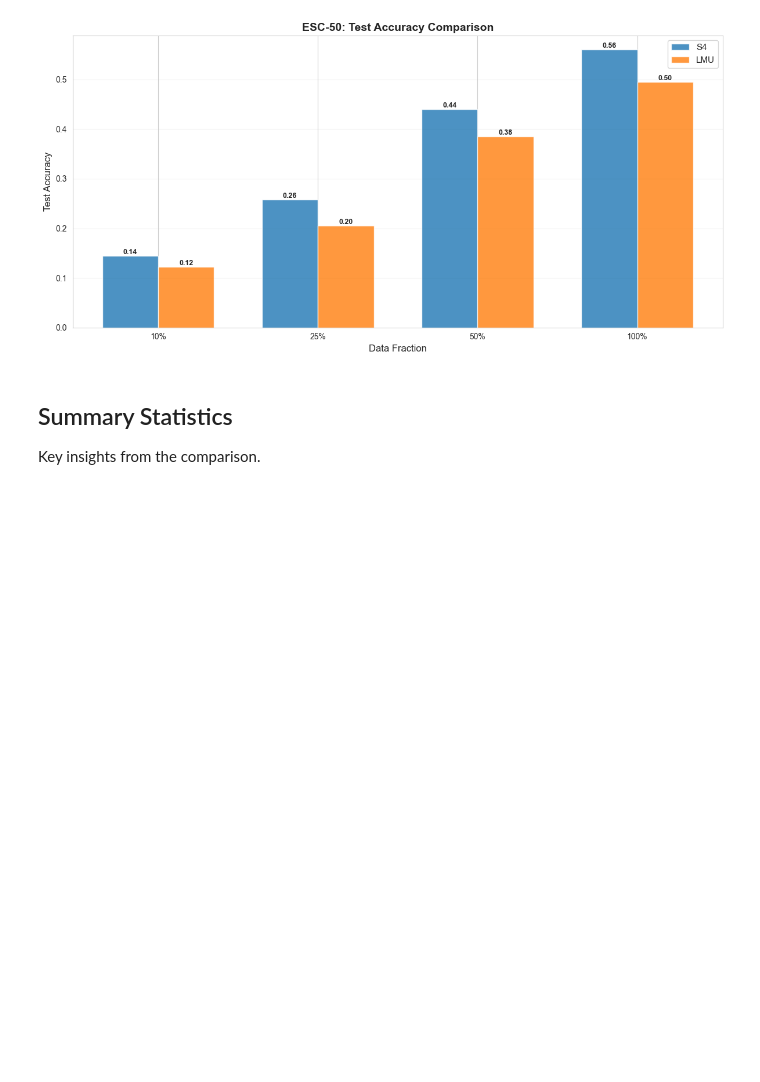
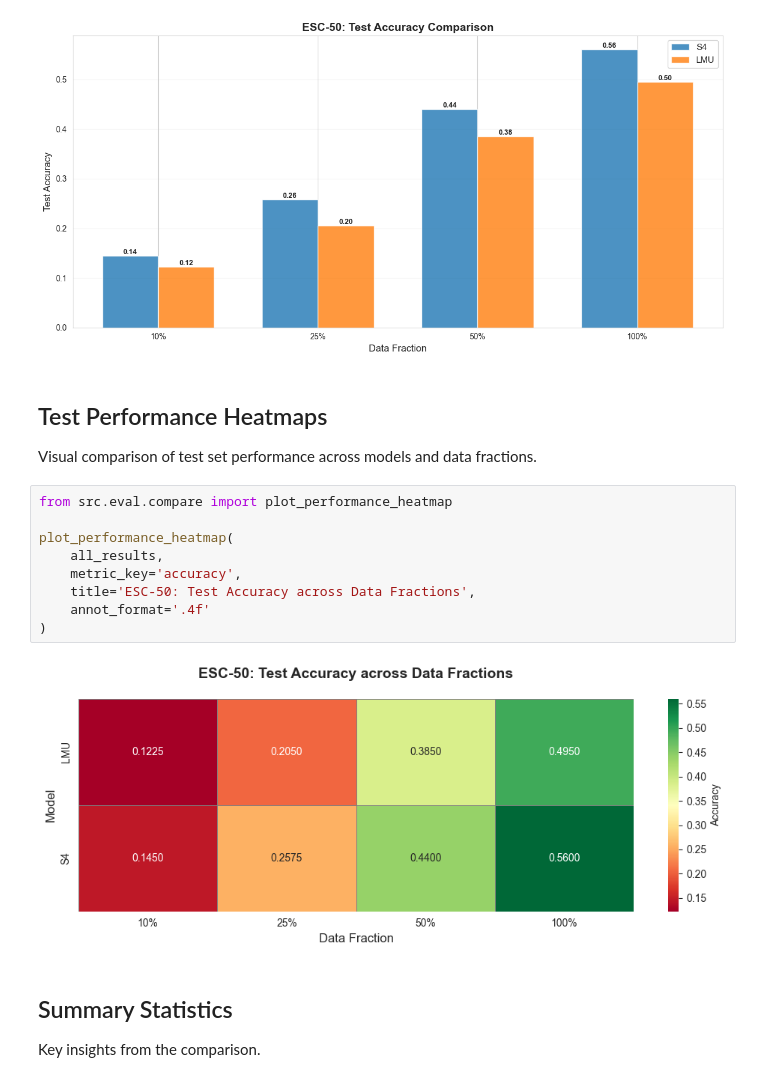
Before and after one commit to galbar8/LMU_S4, a Jupyter notebook: src/notebooks/esc50/compare.ipynb, the cells around one changed output. Saved outputs shown, nothing was run; the diff lists cells and outputs as text; blank space fills up the shorter version.

```diff
--- a/src/notebooks/esc50/compare.ipynb
+++ b/src/notebooks/esc50/compare.ipynb
@@ -193,6 +190,21 @@ plot_test_metric_comparison(
 )
 # %% [output]
 [figure]
+# %% [markdown]
+## Test Performance Heatmaps
+
+Visual comparison of test set performance across models and data fractions.
+# %%
+from src.eval.compare import plot_performance_heatmap
+
+plot_performance_heatmap(
+    all_results,
+    metric_key='accuracy',
+    title='ESC-50: Test Accuracy across Data Fractions',
+    annot_format='.4f'
+)
+# %% [output]
+[figure, added]
 # %% [markdown]
 ## Summary Statistics
 
```
Also changed, not shown: parts of 2 cells of this notebook, 13 other files.
